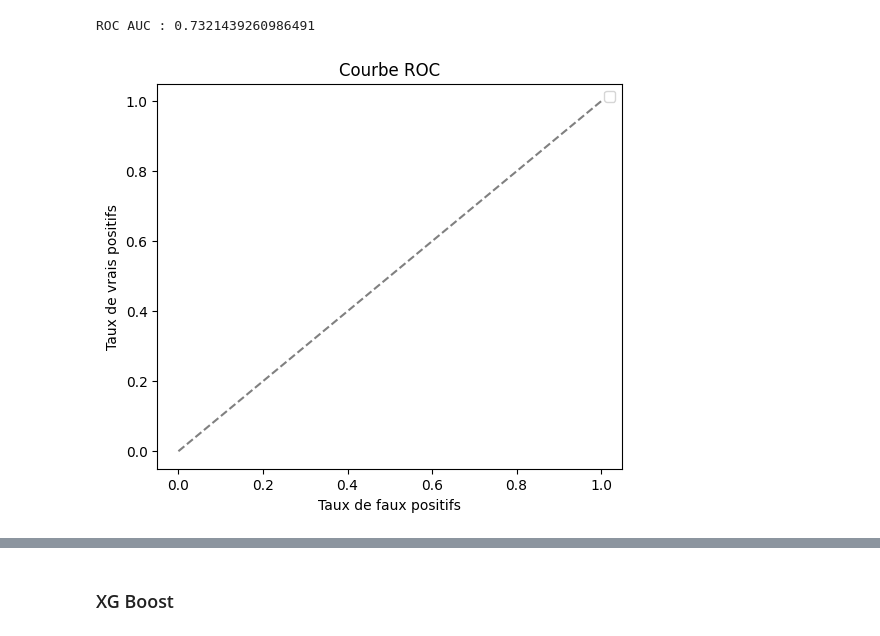
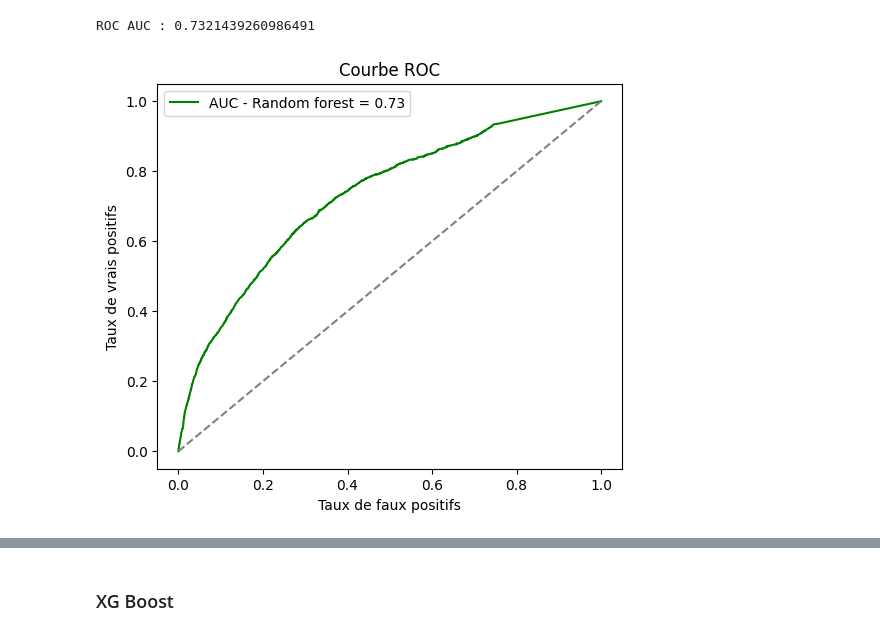
Before and after one commit to JohanneBohn/Femme-au-volant-mort-au-tournant-, a Jupyter notebook: rapport.ipynb, the cells around one changed output, grey strips where cells are left out. Cells and saved outputs as stored; diff of their text form; code cells hidden in the pictures.

```diff
--- a/rapport.ipynb
+++ b/rapport.ipynb
@@ -675,9 +675,9 @@ from Script import plot_roc_auc
 # %%
 plot_roc_auc(
     y_test = y_test,
     y_prob_rf = y_prob_rf,
-    y_prob_xgb = np.array([0]),
-    y_prob_nn = np.array([0])
+    y_prob_xgb = None,
+    y_prob_nn = None
 )
 # %% [output]
-[figure, old version]
+[figure, new version]
```
Also changed, not shown: parts of 31 cells of this notebook, 1 other file.
